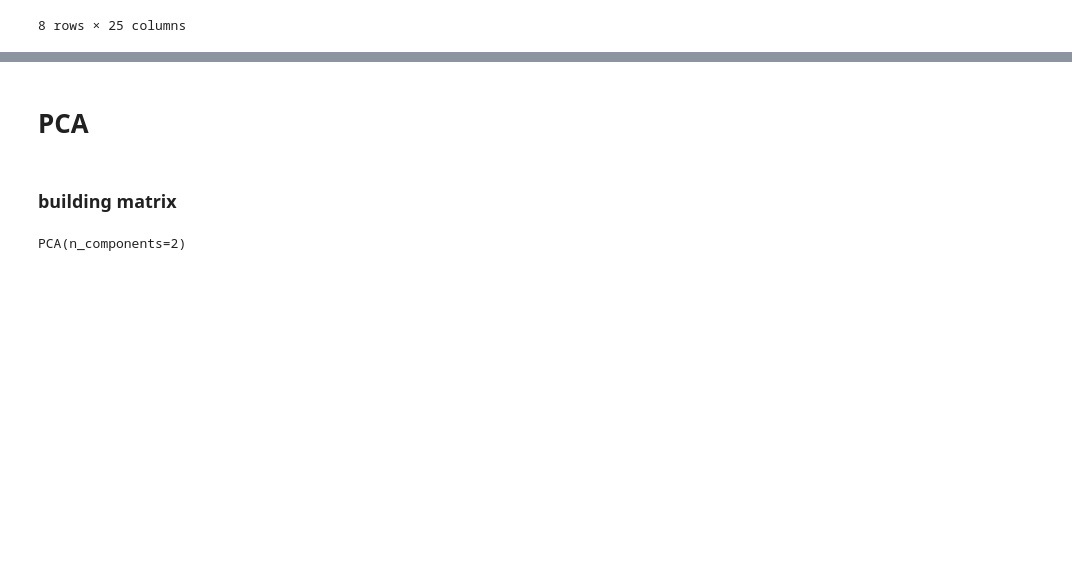
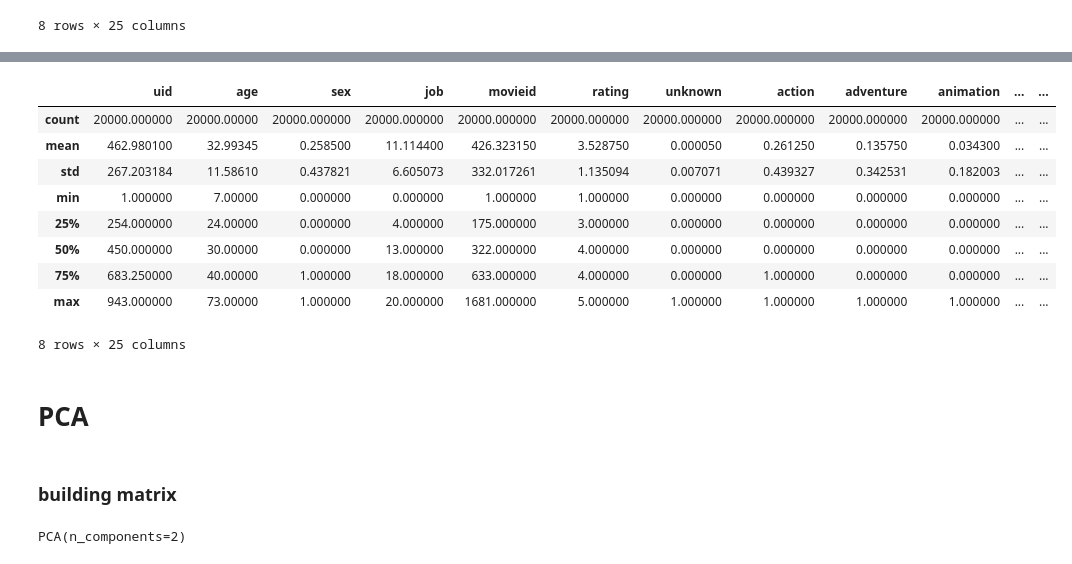
Before and after one commit to PFig420/ED_Movie_Recommender_Similarity, a Jupyter notebook: RecomendationSystem.ipynb, the cells around one changed output, grey strips where cells are left out. Saved outputs shown, nothing was run; the diff lists cells and outputs as text; code cells hidden in the pictures; blank space fills up the shorter version.

```diff
--- a/RecomendationSystem.ipynb
+++ b/RecomendationSystem.ipynb
@@ -191,3 +215,16 @@ db.describe()
+# %%
+test.describe()
+# %% [output]
+|  | uid | age | sex | job | movieid | rating | unknown | action | adventure | animation | ... | ... |
+| count | 20000.000000 | 20000.00000 | 20000.000000 | 20000.000000 | 20000.000000 | 20000.000000 | 20000.000000 | 20000.000000 | 20000.000000 | 20000.000000 | ... | ... |
+| mean | 462.980100 | 32.99345 | 0.258500 | 11.114400 | 426.323150 | 3.528750 | 0.000050 | 0.261250 | 0.135750 | 0.034300 | ... | ... |
+| std | 267.203184 | 11.58610 | 0.437821 | 6.605073 | 332.017261 | 1.135094 | 0.007071 | 0.439327 | 0.342531 | 0.182003 | ... | ... |
+| min | 1.000000 | 7.00000 | 0.000000 | 0.000000 | 1.000000 | 1.000000 | 0.000000 | 0.000000 | 0.000000 | 0.000000 | ... | ... |
+| 25% | 254.000000 | 24.00000 | 0.000000 | 4.000000 | 175.000000 | 3.000000 | 0.000000 | 0.000000 | 0.000000 | 0.000000 | ... | ... |
+| 50% | 450.000000 | 30.00000 | 0.000000 | 13.000000 | 322.000000 | 4.000000 | 0.000000 | 0.000000 | 0.000000 | 0.000000 | ... | ... |
+| 75% | 683.250000 | 40.00000 | 1.000000 | 18.000000 | 633.000000 | 4.000000 | 0.000000 | 1.000000 | 0.000000 | 0.000000 | ... | ... |
+| max | 943.000000 | 73.00000 | 1.000000 | 20.000000 | 1681.000000 | 5.000000 | 1.000000 | 1.000000 | 1.000000 | 1.000000 | ... | ... |
+8 rows × 25 columns
 # %% [markdown]
 # PCA
 # %% [markdown]
```
Also changed, not shown: parts of 15 cells of this notebook.
